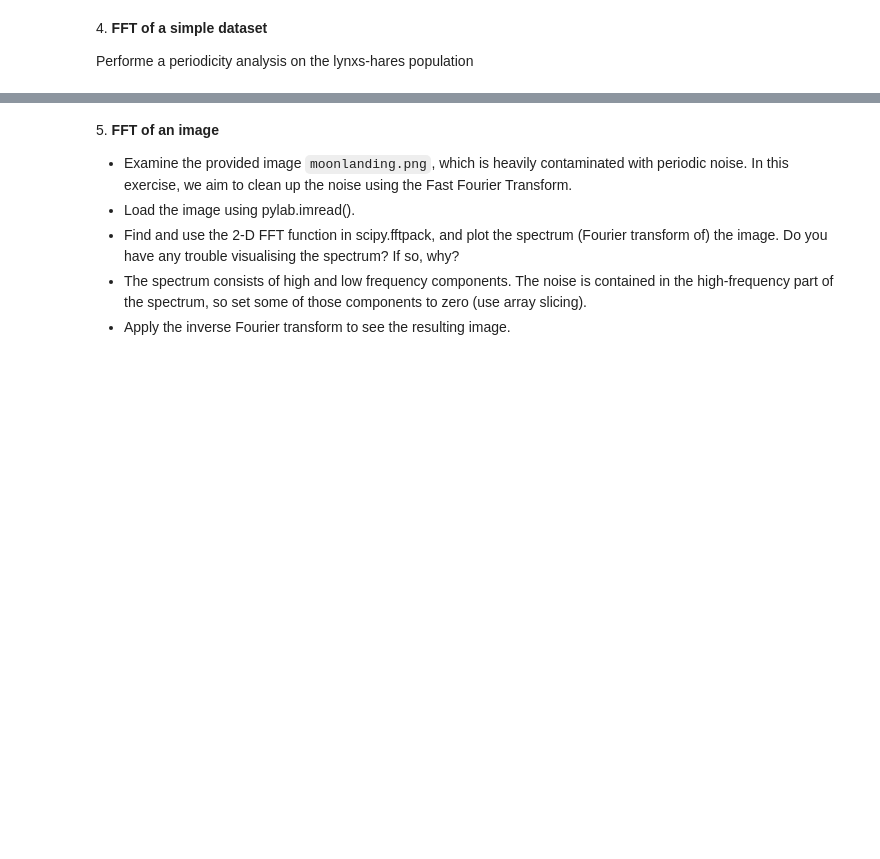
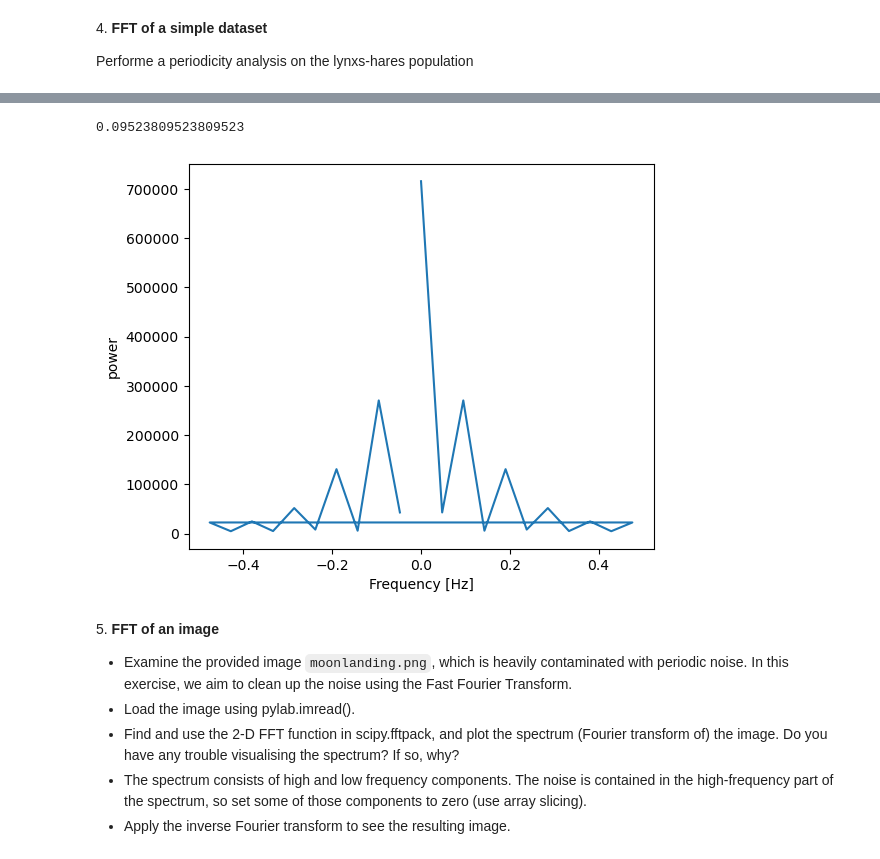
Before and after one commit to angelabortolato/LaboratoryOfComputationalPhysics_A, a Jupyter notebook: 09ex_Algorithms.ipynb, the cells around one changed output, grey strips where cells are left out. Cells and saved outputs as stored; diff of their text form; code cells hidden in the pictures; blank space fills up the shorter version.

```diff
--- a/09ex_Algorithms.ipynb
+++ b/09ex_Algorithms.ipynb
@@ -194,3 +208,27 @@ Performe a periodicity analysis on the lynxs-hares population
+# %%
+hare_fft = fftpack.fft(hare)
+
+# And the power (fft is of complex dtype)
+power = np.abs(hare_fft)
+
+# The corresponding frequencies
+hare_freq = fftpack.fftfreq(hare.size, d=1)
+
+# Plot the FFT power
+plt.figure(figsize=(6, 5))
+plt.plot(hare_freq, power)
+plt.xlabel('Frequency [Hz]')
+plt.ylabel('power')
+
+# Find the peak frequency: we can focus on only the positive frequencies
+pos_mask = np.where(hare_freq > 0)
+freqs = hare_freq[pos_mask]
+peak_freq = freqs[power[pos_mask].argmax()]
+
+print(peak_freq)
+# %% [output]
+0.09523809523809523
+[figure, added]
 # %% [markdown]
 5\. **FFT of an image**
 
```
Also changed, not shown: parts of 3 cells of this notebook, 3 other files.
